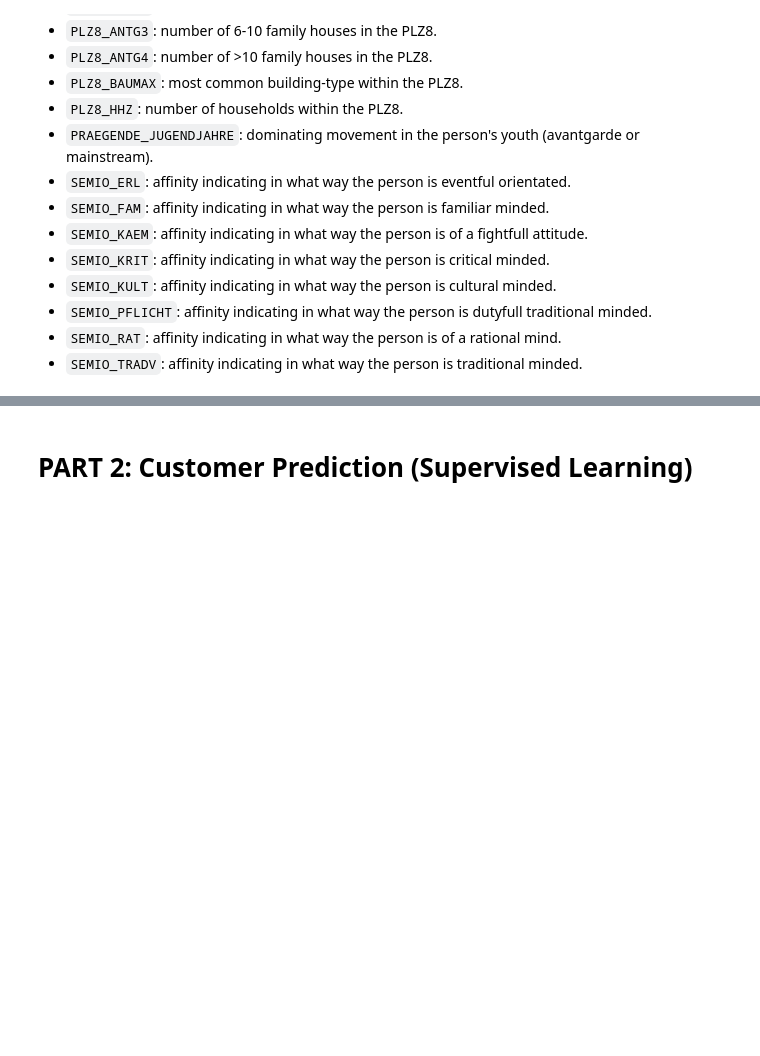
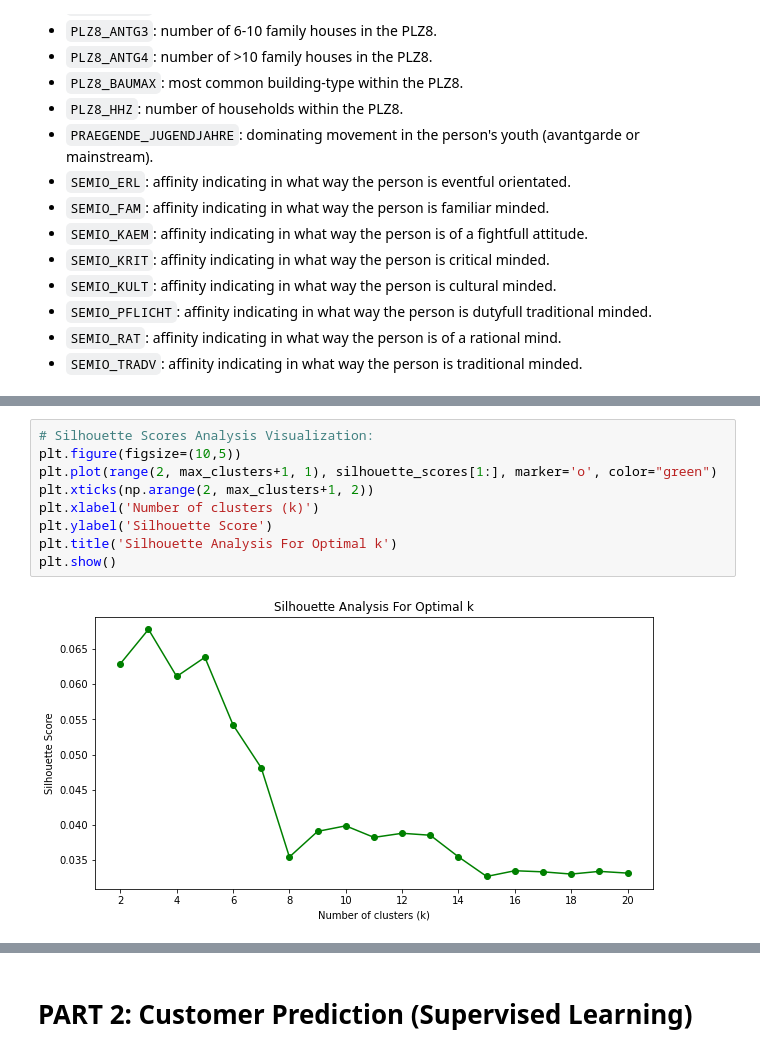
Before and after one commit to bruno-f7s/portfolio, a Jupyter notebook: arvarto-customer-segmentation/02-model-development.ipynb, the cells around one changed output, grey strips where cells are left out. Drawn from its saved outputs; the diff is of its cells as text; blank space fills up the shorter version.

```diff
--- a/arvarto-customer-segmentation/02-model-development.ipynb
+++ b/arvarto-customer-segmentation/02-model-development.ipynb
@@ -279,0 +314,11 @@ plt.show()
+# %%
+# Silhouette Scores Analysis Visualization:
+plt.figure(figsize=(10,5))
+plt.plot(range(2, max_clusters+1, 1), silhouette_scores[1:], marker='o', color="green")
+plt.xticks(np.arange(2, max_clusters+1, 2))
+plt.xlabel('Number of clusters (k)')
+plt.ylabel('Silhouette Score')
+plt.title('Silhouette Analysis For Optimal k')
+plt.show()
+# %% [output]
+[figure, added]
```
Also changed, not shown: parts of 32 cells of this notebook, 1 other file.
